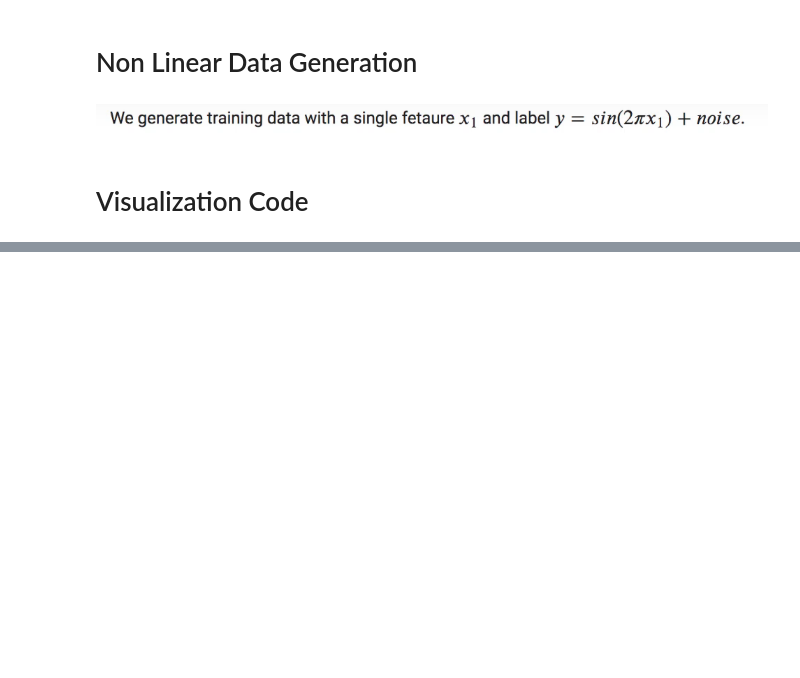
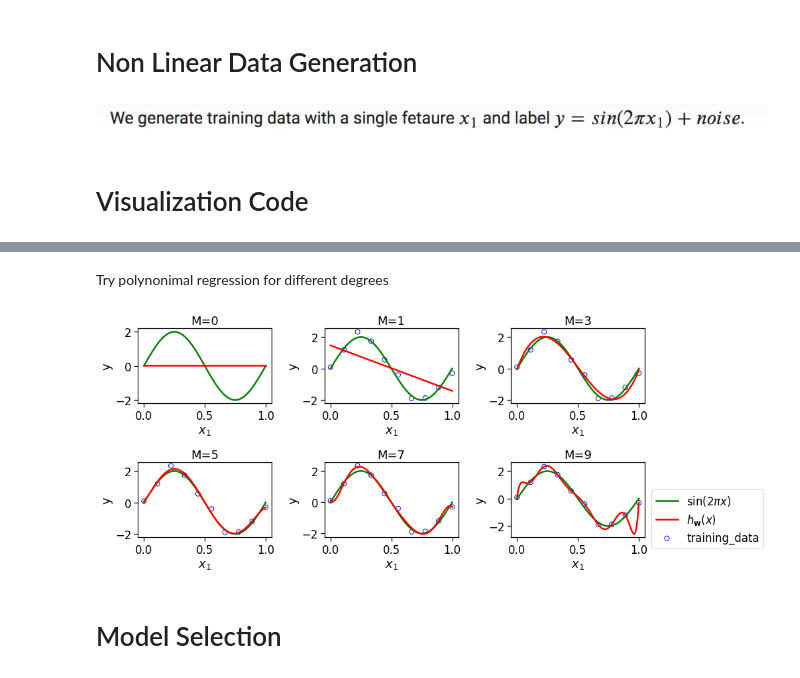
Before and after one commit to SpaceSapiens/Code-Explorer, a Jupyter notebook: Polynomial_regression_MLT_week3.ipynb, the cells around one changed output, grey strips where cells are left out. Saved outputs shown, nothing was run; the diff lists cells and outputs as text; code cells hidden in the pictures; blank space fills up the shorter version.

```diff
--- a/Polynomial_regression_MLT_week3.ipynb
+++ b/Polynomial_regression_MLT_week3.ipynb
@@ -313,0 +328,18 @@ visualize_training_data(X,y)
+# %% [markdown]
+Try polynonimal regression for different degrees
+# %%
+f=plt.figure(figsize=(12,8))
+sns.set_context("notebook",font_scale=1.5, rc={"lines.linewidth":2.5})
+for i,degree in enumerate([0,1,3,5,7,9]):
+  plt.subplot(3,3,i+1)
+  X_transform=polynomial_transform(X,degree)
+  lin_reg=LinReg()
+  lin_reg.fit(X_transform,y)
+  visualize_model_fit(X,y,lin_reg,degree)
+f.tight_layout()
+plt.legend(bbox_to_anchor=(1.05,0.64),loc=2,borderaxespad=0.)
+plt.show()
+# %% [output]
+[figure, added]
+# %% [markdown]
+# Model Selection
```
Also changed, not shown: parts of 33 cells of this notebook.
